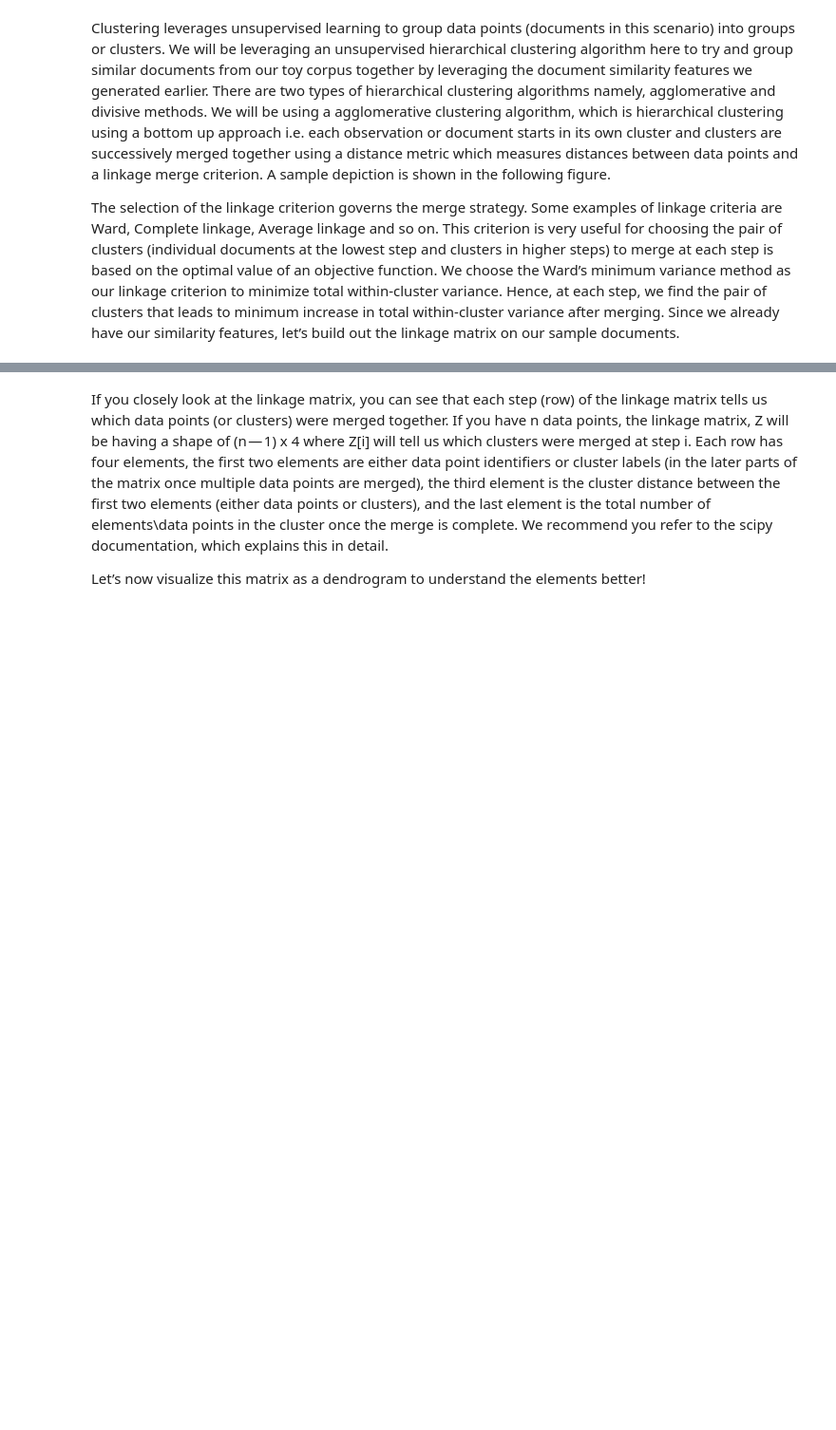
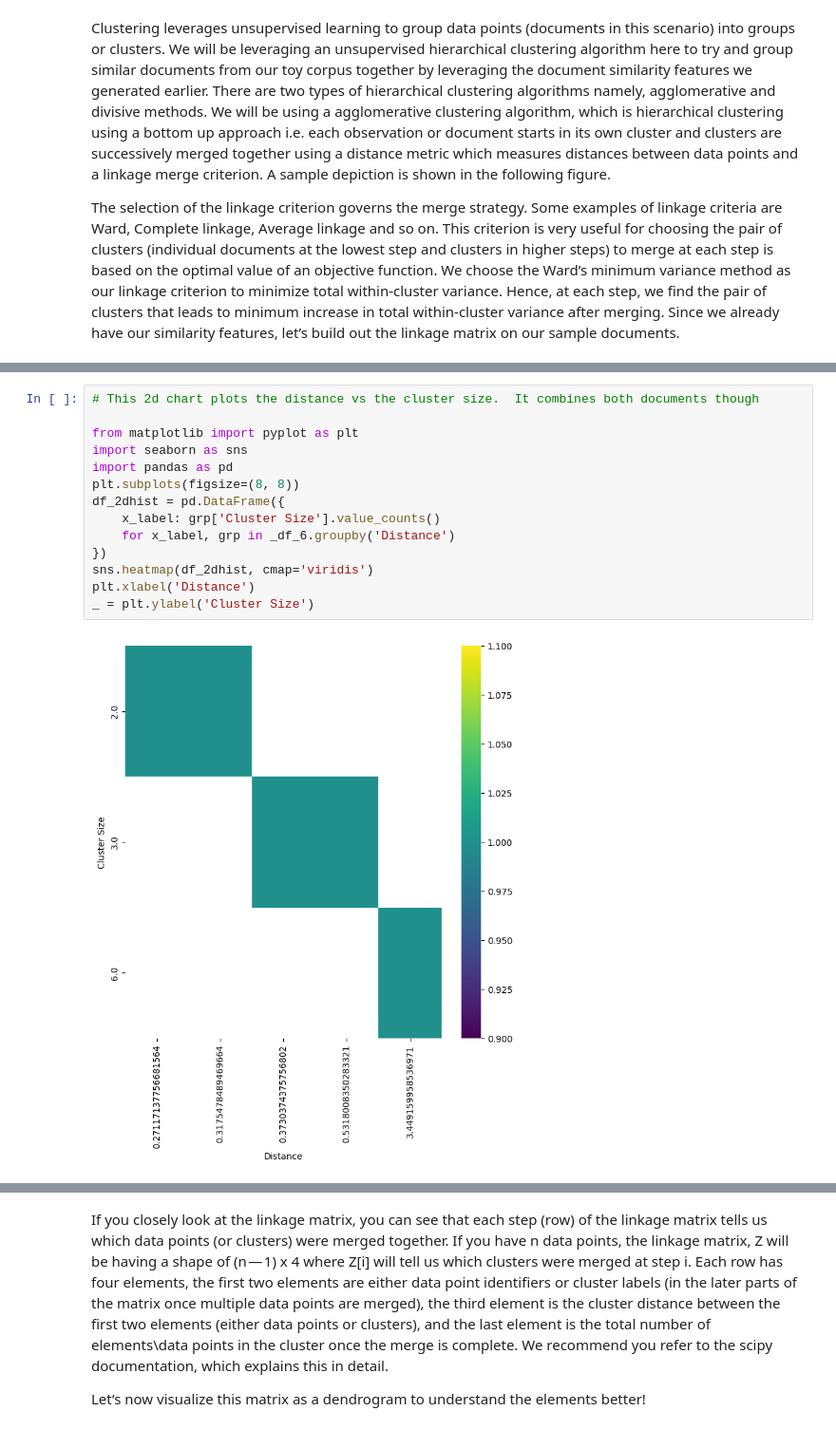
Before and after one commit to oklawyer71/ML1010_ClassExercies, a Jupyter notebook: Day1/1_feature_engineering.ipynb, the cells around one changed output, grey strips where cells are left out. Shown at 95% size. Drawn from its saved outputs; the diff is of its cells as text; blank space fills up the shorter version.

```diff
--- a/Day1/1_feature_engineering.ipynb
+++ b/Day1/1_feature_engineering.ipynb
@@ -246,0 +302,16 @@ pd.DataFrame(Z, columns=['Document\Cluster 1', 'Document\Cluster 2',
+# %%
+# This 2d chart plots the distance vs the cluster size.  It combines both documents though
+
+from matplotlib import pyplot as plt
+import seaborn as sns
+import pandas as pd
+plt.subplots(figsize=(8, 8))
+df_2dhist = pd.DataFrame({
+    x_label: grp['Cluster Size'].value_counts()
+    for x_label, grp in _df_6.groupby('Distance')
+})
+sns.heatmap(df_2dhist, cmap='viridis')
+plt.xlabel('Distance')
+_ = plt.ylabel('Cluster Size')
+# %% [output]
+[figure, added]
```
Also changed, not shown: parts of 15 cells of this notebook.
